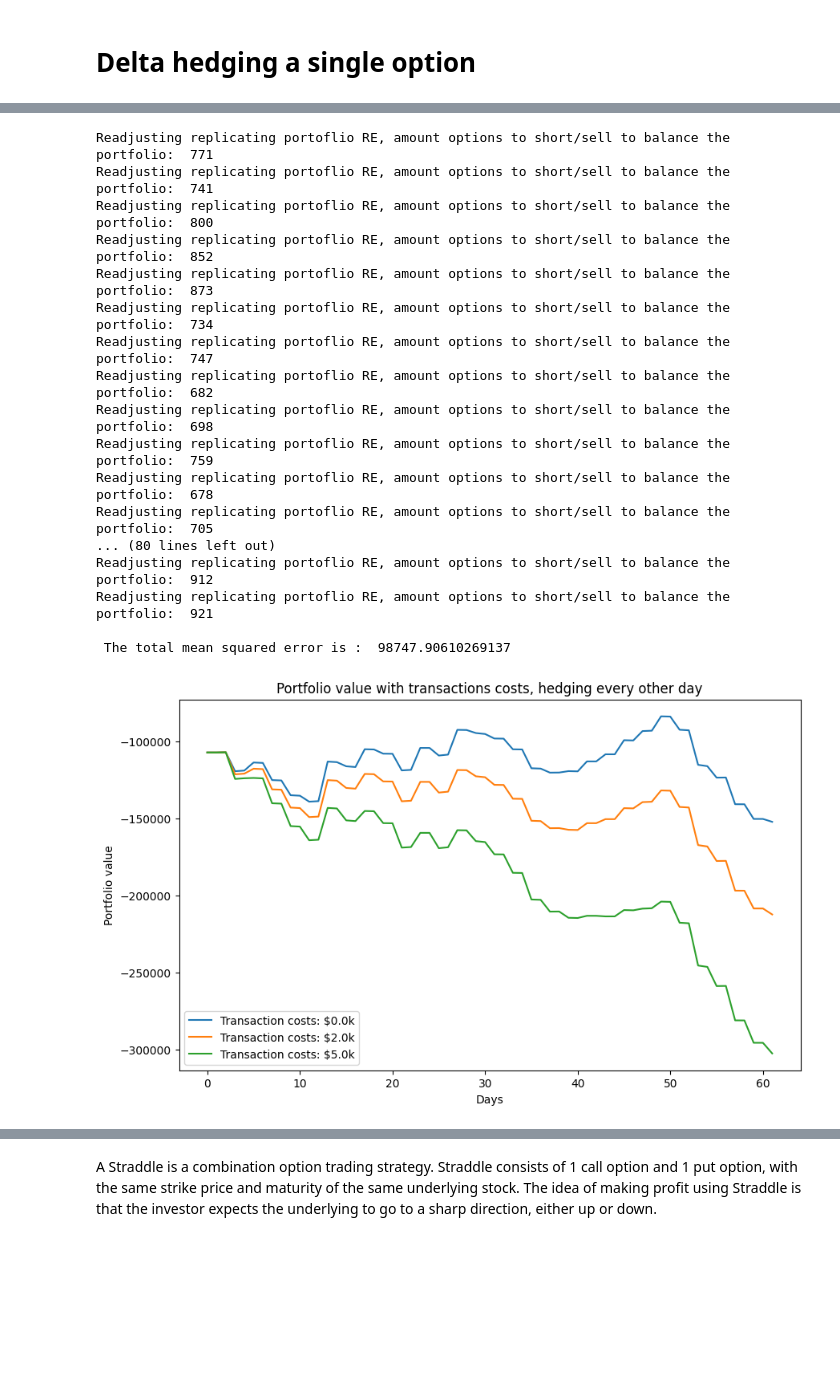
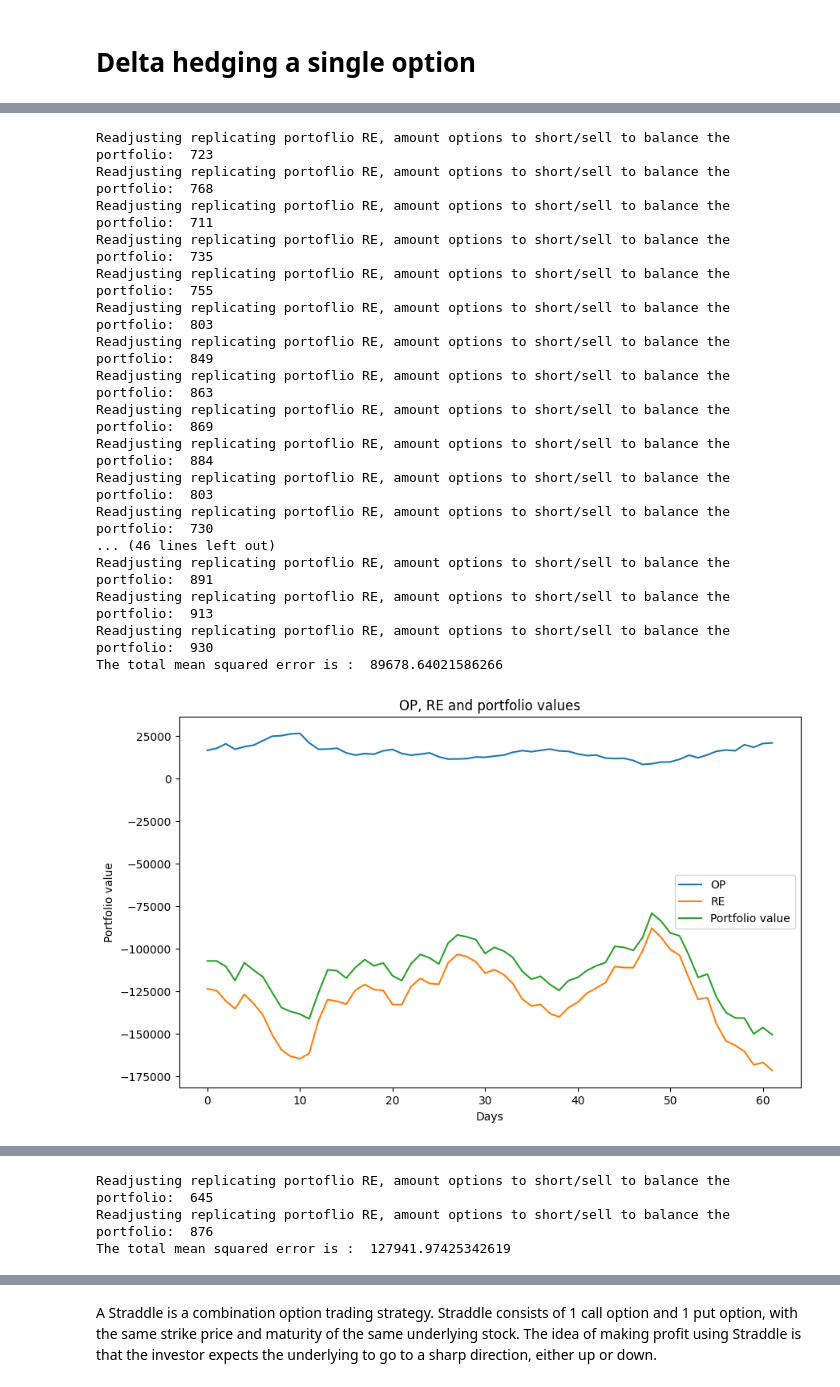
Before and after one commit to AlluSu/hedging-simulation, a Jupyter notebook: code/delta-hedging.ipynb, the cells around one changed output, grey strips where cells are left out. Cells and saved outputs as stored; diff of their text form; code cells hidden in the pictures; blank space fills up the shorter version.

```diff
--- a/code/delta-hedging.ipynb
+++ b/code/delta-hedging.ipynb
@@ -183,7 +257,7 @@ hedging_frequencies = [1, 2, 5, 10, 30]
 results_dict = {'Frequency': [], 'Total_MSE': []}
 
 for freq in hedging_frequencies:
-    total_mean_squared_error, total_error, portfolio_values = delta_hedge(df_result, freq, "C170")
+    total_mean_squared_error, total_error, portfolio_values, OPs, REs = delta_hedge(df_result, freq, "C170")
     results_dict['Frequency'].append(freq)
     results_dict['Total_MSE'].append(total_error)
 
@@ -214,36 +288,35 @@ Readjusting replicating portoflio RE, amount options to short/sell to balance th
 [figure]
-# %%
-# NOTE: not ready. The costs dont work as percents yet; they are simply 100 000 * cost
-# for illustrative purposes. This corresponds to fixed costs, e.g. 100€ per trade.
-# These costs mean fixed costs of 0€, 2000€ and 5000€ per trade.
-
-costs = [0.00, 0.02, 0.05]
-plt.figure(figsize=(10, 6))
-for c in costs:
-    total_mean_squared_error, total_error, portfolio_values = delta_hedge(df_result, 2, "C170", costs=c) #every other day
-    plt.plot(portfolio_values, label=f'Transaction costs: ${c*100}k') # change to % once done
-
-plt.xlabel('Days')
-plt.ylabel('Portfolio value')
-plt.title('Portfolio value with transactions costs, hedging every other day')
-plt.legend()
-plt.show()
-# %% [output]
-Readjusting replicating portoflio RE, amount options to short/sell to balance the portfolio:  771
-Readjusting replicating portoflio RE, amount options to short/sell to balance the portfolio:  741
-Readjusting replicating portoflio RE, amount options to short/sell to balance the portfolio:  800
-Readjusting replicating portoflio RE, amount options to short/sell to balance the portfolio:  852
-Readjusting replicating portoflio RE, amount options to short/sell to balance the portfolio:  873
-Readjusting replicating portoflio RE, amount options to short/sell to balance the portfolio:  734
-Readjusting replicating portoflio RE, amount options to short/sell to balance the portfolio:  747
-Readjusting replicating portoflio RE, amount options to short/sell to balance the portfolio:  682
-Readjusting replicating portoflio RE, amount options to short/sell to balance the portfolio:  698
-Readjusting replicating portoflio RE, amount options to short/sell to balance the portfolio:  759
-Readjusting replicating portoflio RE, amount options to short/sell to balance the portfolio:  678
-Readjusting replicating portoflio RE, amount options to short/sell to balance the portfolio:  705
-... (80 lines left out)
-Readjusting replicating portoflio RE, amount options to short/sell to balance the portfolio:  912
-Readjusting replicating portoflio RE, amount options to short/sell to balance the portfolio:  921
-
- The total mean squared error is :  98747.90610269137
-[figure, removed]
+# %%
+hedging_frequencies = [1, 2, 5, 10, 30]
+
+for freq in hedging_frequencies:
+    plt.figure(figsize=(10, 6))
+    total_mean_squared_error, total_error, portfolio_values, OPs, REs = delta_hedge(df_result, freq, "C170")
+    plt.plot(OPs, label=f'OP')
+    plt.plot(REs, label=f'RE')
+    plt.plot(portfolio_values, label=f'Portfolio value')
+
+    plt.xlabel('Days')
+    plt.ylabel('Portfolio value')
+    plt.title('OP, RE and portfolio values')
+    plt.legend()
+    plt.show()
+# %% [output]
+Readjusting replicating portoflio RE, amount options to short/sell to balance the portfolio:  723
+Readjusting replicating portoflio RE, amount options to short/sell to balance the portfolio:  768
+Readjusting replicating portoflio RE, amount options to short/sell to balance the portfolio:  711
+Readjusting replicating portoflio RE, amount options to short/sell to balance the portfolio:  735
+Readjusting replicating portoflio RE, amount options to short/sell to balance the portfolio:  755
+Readjusting replicating portoflio RE, amount options to short/sell to balance the portfolio:  803
+Readjusting replicating portoflio RE, amount options to short/sell to balance the portfolio:  849
+Readjusting replicating portoflio RE, amount options to short/sell to balance the portfolio:  863
+Readjusting replicating portoflio RE, amount options to short/sell to balance the portfolio:  869
+Readjusting replicating portoflio RE, amount options to short/sell to balance the portfolio:  884
+Readjusting replicating portoflio RE, amount options to short/sell to balance the portfolio:  803
+Readjusting replicating portoflio RE, amount options to short/sell to balance the portfolio:  730
+... (46 lines left out)
+Readjusting replicating portoflio RE, amount options to short/sell to balance the portfolio:  891
+Readjusting replicating portoflio RE, amount options to short/sell to balance the portfolio:  913
+Readjusting replicating portoflio RE, amount options to short/sell to balance the portfolio:  930
+The total mean squared error is :  89678.64021586266
+[figure, added]
@@ -249,0 +363,3 @@ Readjusting replicating portoflio RE, amount options to short/sell to balance th
+Readjusting replicating portoflio RE, amount options to short/sell to balance the portfolio:  645
+Readjusting replicating portoflio RE, amount options to short/sell to balance the portfolio:  876
+The total mean squared error is :  127941.97425342619
```
Also changed, not shown: parts of 21 cells of this notebook, 2 other files.
